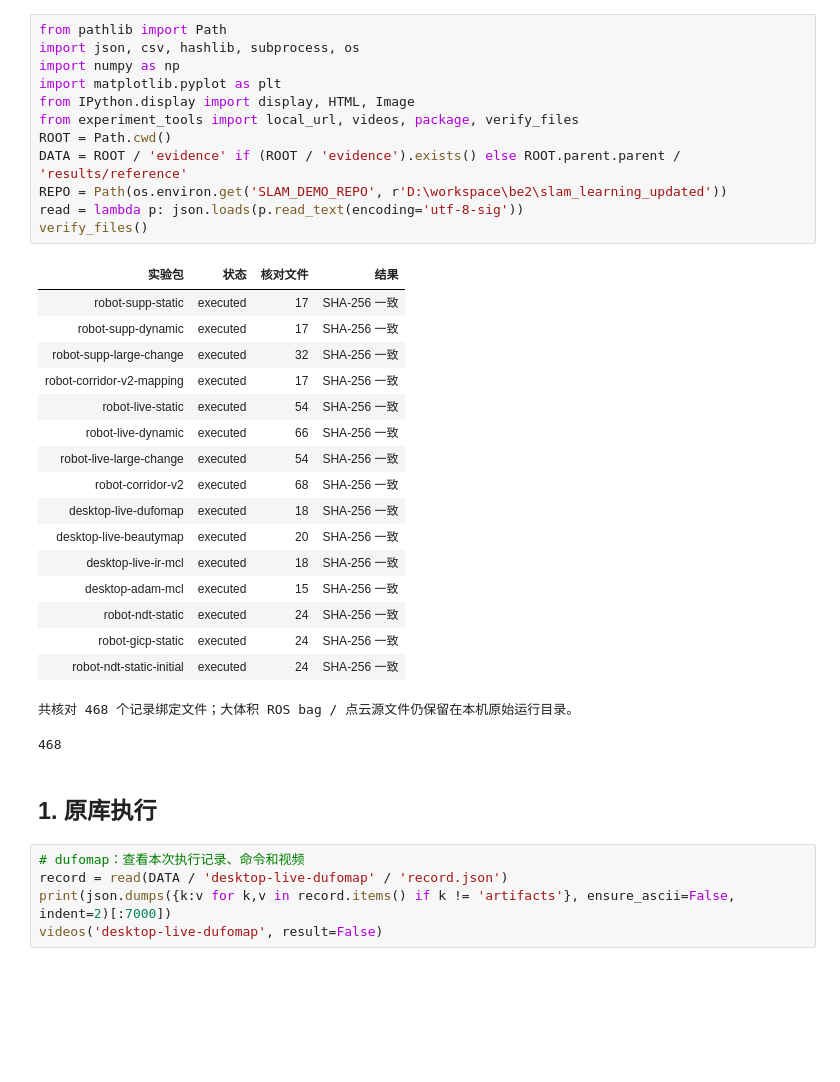
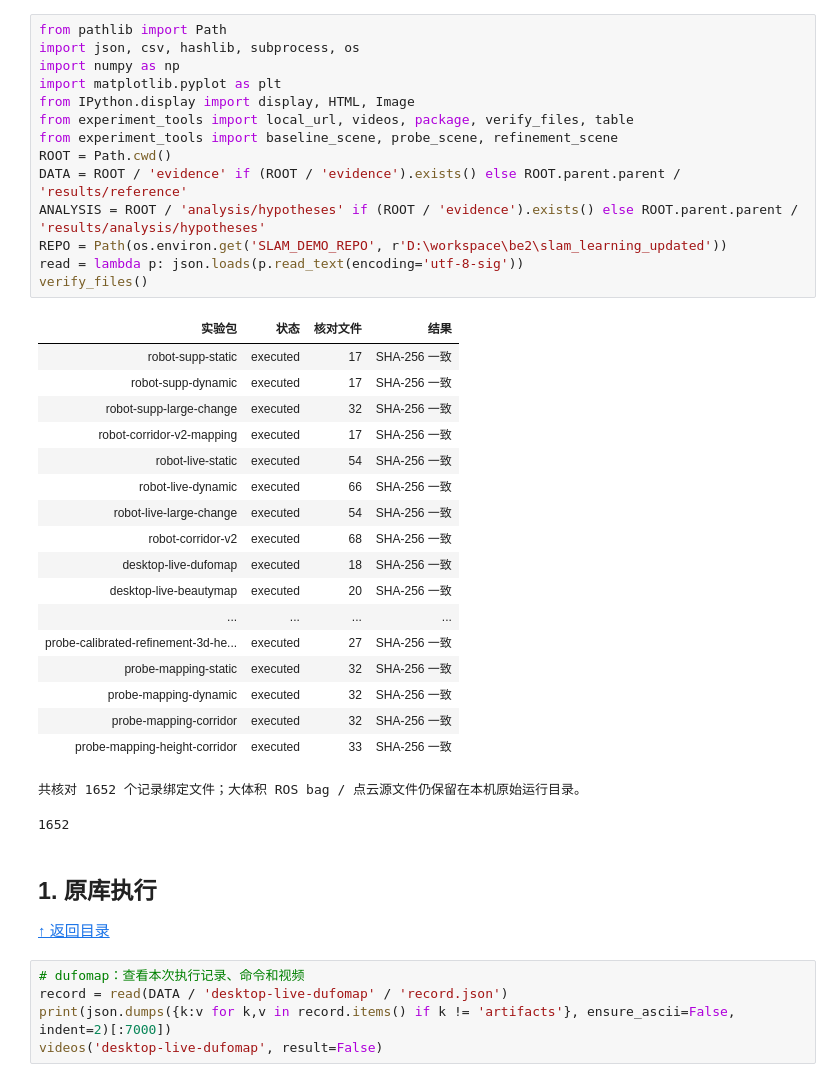
Before and after one commit to p20030920p/SLAM_Learning, a Jupyter notebook: notebooks/presentation/SLAM_实验逐步展示.ipynb, the cells around one changed output. Drawn from its saved outputs; the diff is of its cells as text; blank space fills up the shorter version.

Commit message:
Refresh executed notebook with 2D and 3D hypothesis experiments

```diff
--- a/notebooks/presentation/SLAM_实验逐步展示.ipynb
+++ b/notebooks/presentation/SLAM_实验逐步展示.ipynb
@@ -3,36 +16,43 @@
 # %%
 from pathlib import Path
 import json, csv, hashlib, subprocess, os
 import numpy as np
 import matplotlib.pyplot as plt
 from IPython.display import display, HTML, Image
-from experiment_tools import local_url, videos, package, verify_files
+from experiment_tools import local_url, videos, package, verify_files, table
+from experiment_tools import baseline_scene, probe_scene, refinement_scene
 ROOT = Path.cwd()
 DATA = ROOT / 'evidence' if (ROOT / 'evidence').exists() else ROOT.parent.parent / 'results/reference'
+ANALYSIS = ROOT / 'analysis/hypotheses' if (ROOT / 'evidence').exists() else ROOT.parent.parent / 'results/analysis/hypotheses'
 REPO = Path(os.environ.get('SLAM_DEMO_REPO', r'D:\workspace\be2\slam_learning_updated'))
 read = lambda p: json.loads(p.read_text(encoding='utf-8-sig'))
 verify_files()
 # %% [output]
 | 实验包 | 状态 | 核对文件 | 结果 |
 | robot-supp-static | executed | 17 | SHA-256 一致 |
 | robot-supp-dynamic | executed | 17 | SHA-256 一致 |
 | robot-supp-large-change | executed | 32 | SHA-256 一致 |
 | robot-corridor-v2-mapping | executed | 17 | SHA-256 一致 |
 | robot-live-static | executed | 54 | SHA-256 一致 |
 | robot-live-dynamic | executed | 66 | SHA-256 一致 |
 | robot-live-large-change | executed | 54 | SHA-256 一致 |
 | robot-corridor-v2 | executed | 68 | SHA-256 一致 |
 | desktop-live-dufomap | executed | 18 | SHA-256 一致 |
 | desktop-live-beautymap | executed | 20 | SHA-256 一致 |
-| desktop-live-ir-mcl | executed | 18 | SHA-256 一致 |
-| desktop-adam-mcl | executed | 15 | SHA-256 一致 |
-| robot-ndt-static | executed | 24 | SHA-256 一致 |
-| robot-gicp-static | executed | 24 | SHA-256 一致 |
-| robot-ndt-static-initial | executed | 24 | SHA-256 一致 |
+| ... | ... | ... | ... |
+| probe-calibrated-refinement-3d-he... | executed | 27 | SHA-256 一致 |
+| probe-mapping-static | executed | 32 | SHA-256 一致 |
+| probe-mapping-dynamic | executed | 32 | SHA-256 一致 |
+| probe-mapping-corridor | executed | 32 | SHA-256 一致 |
+| probe-mapping-height-corridor | executed | 33 | SHA-256 一致 |
-共核对 468 个记录绑定文件；大体积 ROS bag / 点云源文件仍保留在本机原始运行目录。
+共核对 1652 个记录绑定文件；大体积 ROS bag / 点云源文件仍保留在本机原始运行目录。
-468
+1652
 # %% [markdown]
+<a id="authors"></a>
+
 ## 1. 原库执行
+
+[↑ 返回目录](#notebook-index)
 # %%
 # dufomap：查看本次执行记录、命令和视频
 record = read(DATA / 'desktop-live-dufomap' / 'record.json')
```
Also changed, not shown: parts of 64 cells of this notebook, 5 other files.
